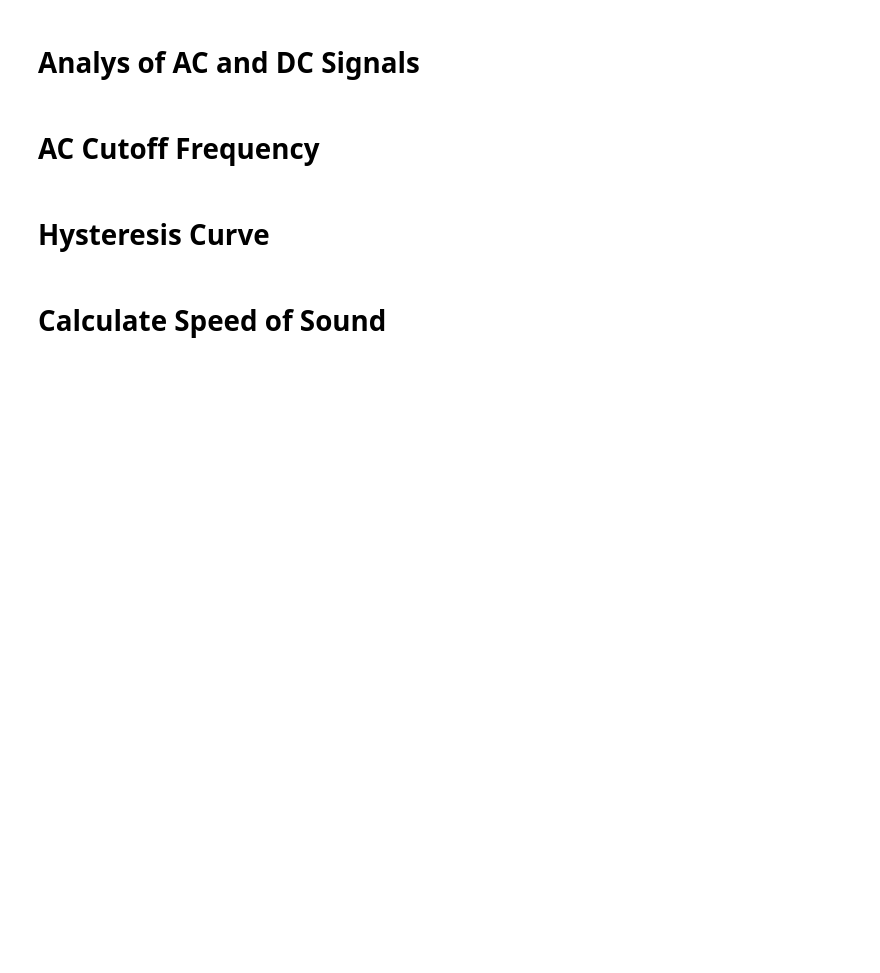
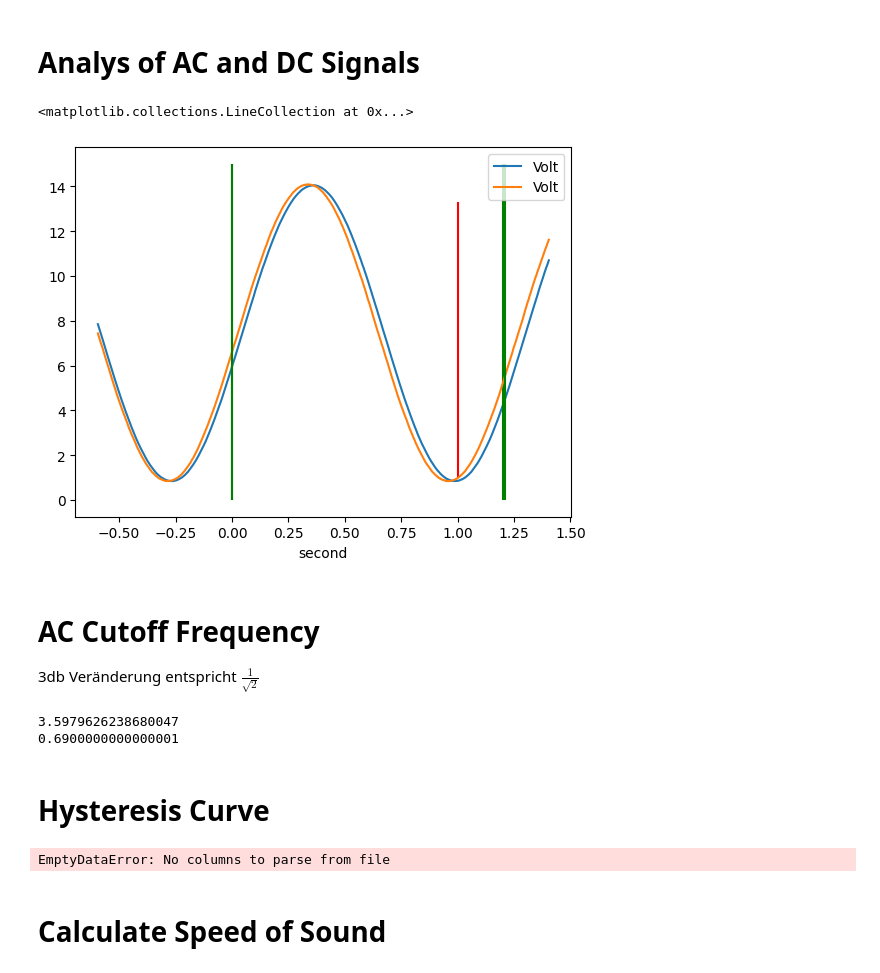
Before and after one commit to JaxRaffnix/Python-Grundlagen-Elektrotechnik, a Jupyter notebook: Labor3/experiment.ipynb, the cells around one changed output. Drawn from its saved outputs; the diff is of its cells as text; code cells hidden in the pictures; blank space fills up the shorter version.

Commit message:
added graphs and measurements

```diff
--- a/Labor3/experiment.ipynb
+++ b/Labor3/experiment.ipynb
@@ -39,2 +9,46 @@ Urms = np.sqrt(ac_dcpart^2 + ac_rms^2)
+# %%
+ax= plt.gca()       # common axis for both signals
+mymin = 0
+mymax = 15
+
+ac_signal = pd.read_csv(r"3-2-b-1.csv")
+ac_signal["second"] *= 10**3    # convert to ms
+ac_signal.plot(kind="line", x="second", y="Volt", ax=ax)
+plt.xlabel("Sekunden in ms")
+
+ac_period = 1.2 # ms
+ac_amplitude = 13.3 # V
+ac_dcpart = 0 # V
+ac_rms = 4.57 # V
+
+plt.vlines(x=0*ac_period, ymin= mymin, ymax=mymax, colors="g", label="Periode")
+plt.vlines(x=1*ac_period, ymin= mymin, ymax=mymax, colors="g", label="Periode")
+
+plt.vlines(x=1, ymin=1, ymax=ac_amplitude, colors="r", label="Amplitude")
+# plt.arrow(x=1, y=1, dx=0, dy=ac_amplitude, color="r")
+
+####################
+
+dc_signal = pd.read_csv(r"3-2-b-2.csv")
+dc_signal["second"] *= 10**3
+dc_signal.plot(kind="line", x="second", y="Volt", ax=ax)
+# marker="o"
+
+dc_period = 1.21 # ms
+dc_amplitude = 13.44
+dc_rms = 9.59
+dc_bot = 0.8
+dc_dcpart = dc_bot + 0.5 * dc_amplitude
+
+plt.vlines(x=0*dc_period, ymin= mymin, ymax=mymax, colors="g", label="Periode")
+plt.vlines(x=1*dc_period, ymin= mymin, ymax=mymax, colors="g", label="Periode")
+
+# Missing: add kennwerte to graphs
+# Missing: Measure ablenkungsempfindlichkeit
+# %% [output]
+<matplotlib.collections.LineCollection at 0x...>
+[figure, added]
 # %% [markdown]
 # AC Cutoff Frequency
+
+3db Veränderung entspricht $ \frac{1}{\sqrt{2}} $
@@ -50,3 +55,21 @@ fg_sinus = 0 # dummy value
+# %%
+T = 1 / ( 100 * 10**-3 )       # dummy value
+frequency_source = 4    # Hz
+Uo = 189 *10**-3    # V
+Udelta = 177.8 *10**-3  #V
+fg = frequency_source / pi * log(Uo / (Uo - Udelta))
+print(fg)
+
+
+frequency_source_sinus = 1  # Hz
+db = sqrt(2)
+Uo_sinus = 25 * 10**-3 # V
+U3db = Uo_sinus * ( 1 / db )
+fg_sinus = 690 * 10**-3 #Hz
+print(fg_sinus)
+# %% [output]
+3.5979626238680047
+0.6900000000000001
 # %% [markdown]
 # Hysteresis Curve
 # %%
@@ -56,9 +79,11 @@ UxUy.plot(kind="line", marker="o")
 XY = pd.read_csv(r"3-4-b.csv")
 XY.plot(kind="line", marker="o")
 
-Hmax = 0        # dummy value
-Hc = 0 # dummy value
-Bmax = 0 # dummy value
-Br = 0 # dummy value
+Hmax = 4.4
+Hc = 765 * 10**-3
+Bmax = 292.5 *10**-3
+Br = 127.5 *10**-3
+# %% [output]
+EmptyDataError: No columns to parse from file
 # %% [markdown]
 # Calculate Speed of Sound
```
Also changed, not shown: parts of 6 cells of this notebook, 11 other files.
